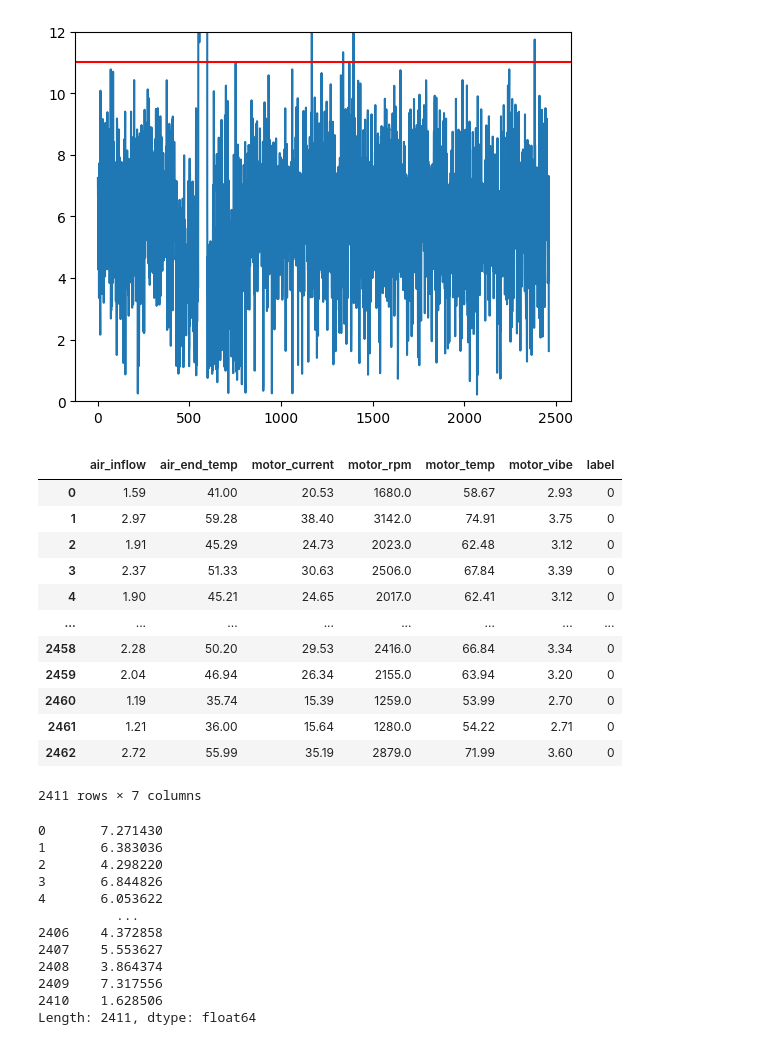
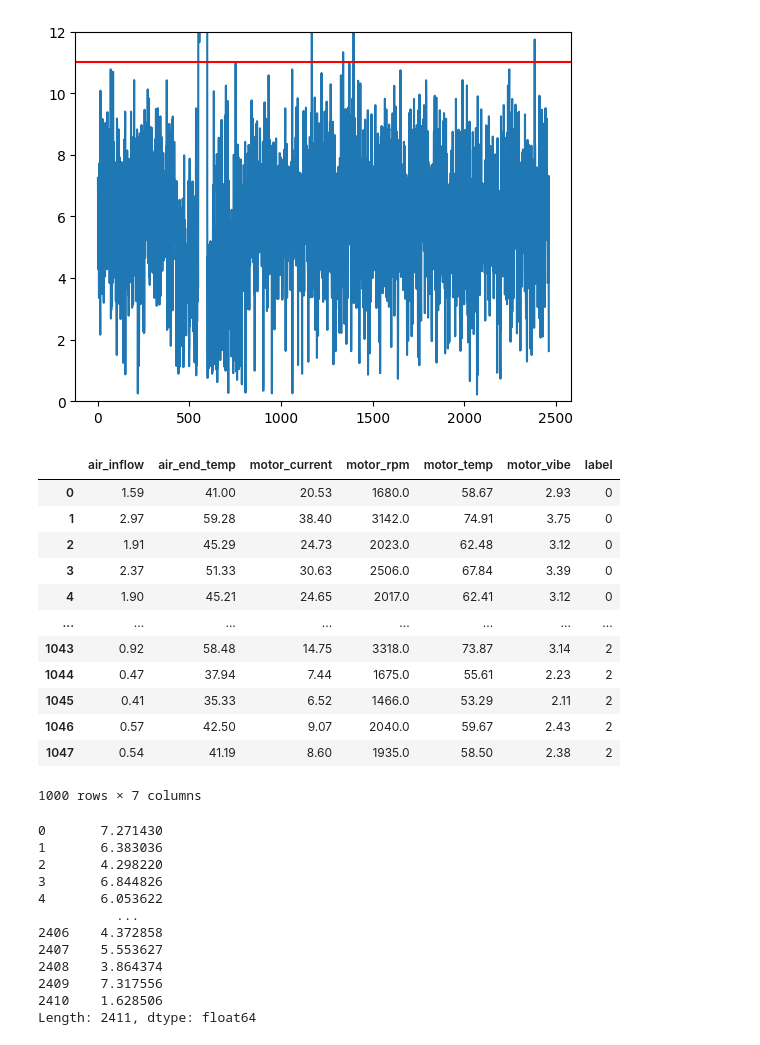
Before and after one commit to Jjineeq/Anomaly-Detection, a Jupyter notebook: toy_project/CBM.ipynb, the cells around one changed output. Saved outputs shown, nothing was run; the diff lists cells and outputs as text; code cells hidden in the pictures.

```diff
--- a/toy_project/CBM.ipynb
+++ b/toy_project/CBM.ipynb
@@ -134,21 +134,21 @@ real_label = pd.DataFrame(labels).loc[drop_index]
 # %%
 real_tr['label'] = real_label
 # %%
-real_tr
+real_tr.iloc[:1000,:]
 # %% [output]
 |  | air_inflow | air_end_temp | motor_current | motor_rpm | motor_temp | motor_vibe | label |
 | 0 | 1.59 | 41.00 | 20.53 | 1680.0 | 58.67 | 2.93 | 0 |
 | 1 | 2.97 | 59.28 | 38.40 | 3142.0 | 74.91 | 3.75 | 0 |
 | 2 | 1.91 | 45.29 | 24.73 | 2023.0 | 62.48 | 3.12 | 0 |
 | 3 | 2.37 | 51.33 | 30.63 | 2506.0 | 67.84 | 3.39 | 0 |
 | 4 | 1.90 | 45.21 | 24.65 | 2017.0 | 62.41 | 3.12 | 0 |
 | ... | ... | ... | ... | ... | ... | ... | ... |
-| 2458 | 2.28 | 50.20 | 29.53 | 2416.0 | 66.84 | 3.34 | 0 |
-| 2459 | 2.04 | 46.94 | 26.34 | 2155.0 | 63.94 | 3.20 | 0 |
-| 2460 | 1.19 | 35.74 | 15.39 | 1259.0 | 53.99 | 2.70 | 0 |
-| 2461 | 1.21 | 36.00 | 15.64 | 1280.0 | 54.22 | 2.71 | 0 |
-| 2462 | 2.72 | 55.99 | 35.19 | 2879.0 | 71.99 | 3.60 | 0 |
+| 1043 | 0.92 | 58.48 | 14.75 | 3318.0 | 73.87 | 3.14 | 2 |
+| 1044 | 0.47 | 37.94 | 7.44 | 1675.0 | 55.61 | 2.23 | 2 |
+| 1045 | 0.41 | 35.33 | 6.52 | 1466.0 | 53.29 | 2.11 | 2 |
+| 1046 | 0.57 | 42.50 | 9.07 | 2040.0 | 59.67 | 2.43 | 2 |
+| 1047 | 0.54 | 41.19 | 8.60 | 1935.0 | 58.50 | 2.38 | 2 |
-2411 rows × 7 columns
+1000 rows × 7 columns
 # %%
 hotell_result = []
 for i in range(4):
```
Also changed, not shown: parts of 21 cells of this notebook.
